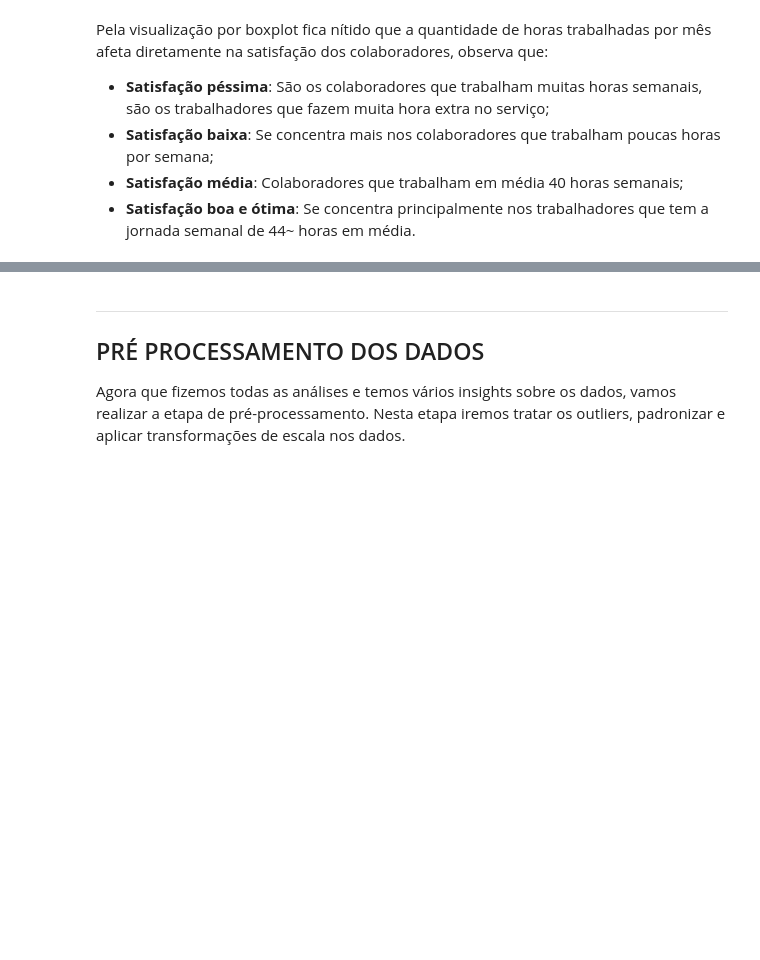
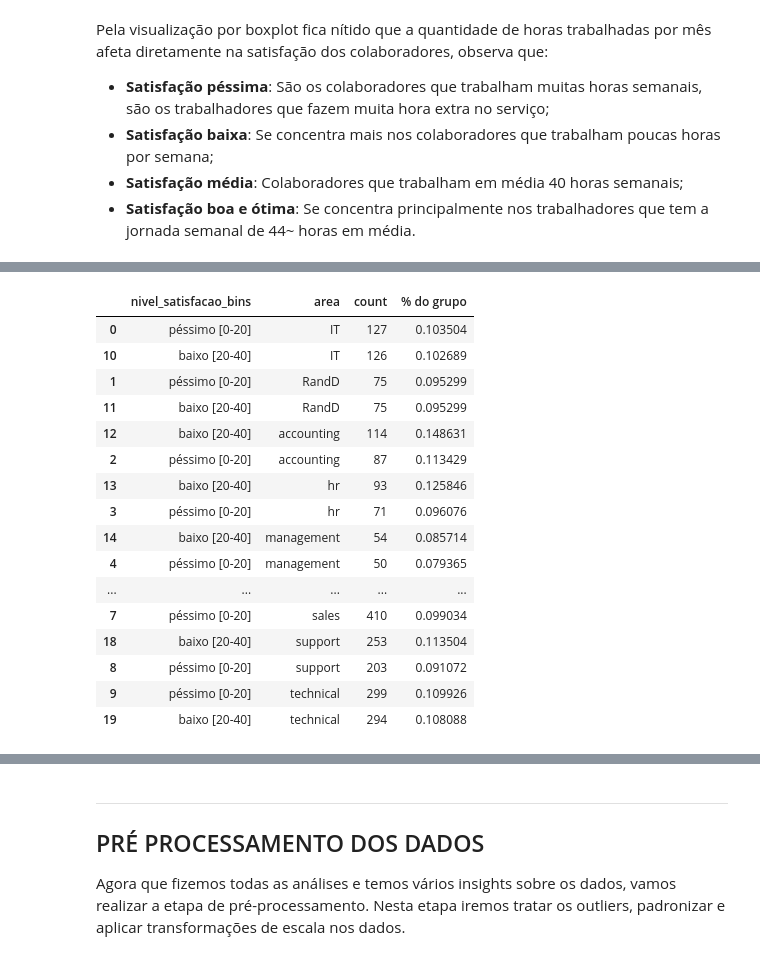
Before and after one commit to Krupique/challenges-kaggle, a Jupyter notebook: challenges/14_PeopleAnalytics/notebook/PeopleAnalytics.ipynb, the cells around one changed output, grey strips where cells are left out. Saved outputs shown, nothing was run; the diff lists cells and outputs as text; code cells hidden in the pictures; blank space fills up the shorter version.

```diff
--- a/challenges/14_PeopleAnalytics/notebook/PeopleAnalytics.ipynb
+++ b/challenges/14_PeopleAnalytics/notebook/PeopleAnalytics.ipynb
@@ -861,0 +963,21 @@ Pela visualização por boxplot fica nítido que a quantidade de horas trabalhad
+# %%
+df_ruim = df_temp.loc[(df_temp['nivel_satisfacao_bins'] == 'péssimo [0-20]') | (df_temp['nivel_satisfacao_bins'] == 'baixo [20-40]')]
+df_ruim
+# %% [output]
+|  | nivel_satisfacao_bins | area | count | % do grupo |
+| 0 | péssimo [0-20] | IT | 127 | 0.103504 |
+| 10 | baixo [20-40] | IT | 126 | 0.102689 |
+| 1 | péssimo [0-20] | RandD | 75 | 0.095299 |
+| 11 | baixo [20-40] | RandD | 75 | 0.095299 |
+| 12 | baixo [20-40] | accounting | 114 | 0.148631 |
+| 2 | péssimo [0-20] | accounting | 87 | 0.113429 |
+| 13 | baixo [20-40] | hr | 93 | 0.125846 |
+| 3 | péssimo [0-20] | hr | 71 | 0.096076 |
+| 14 | baixo [20-40] | management | 54 | 0.085714 |
+| 4 | péssimo [0-20] | management | 50 | 0.079365 |
+| ... | ... | ... | ... | ... |
+| 7 | péssimo [0-20] | sales | 410 | 0.099034 |
+| 18 | baixo [20-40] | support | 253 | 0.113504 |
+| 8 | péssimo [0-20] | support | 203 | 0.091072 |
+| 9 | péssimo [0-20] | technical | 299 | 0.109926 |
+| 19 | baixo [20-40] | technical | 294 | 0.108088 |
```
Also changed, not shown: parts of 36 cells of this notebook, 1 other file.
